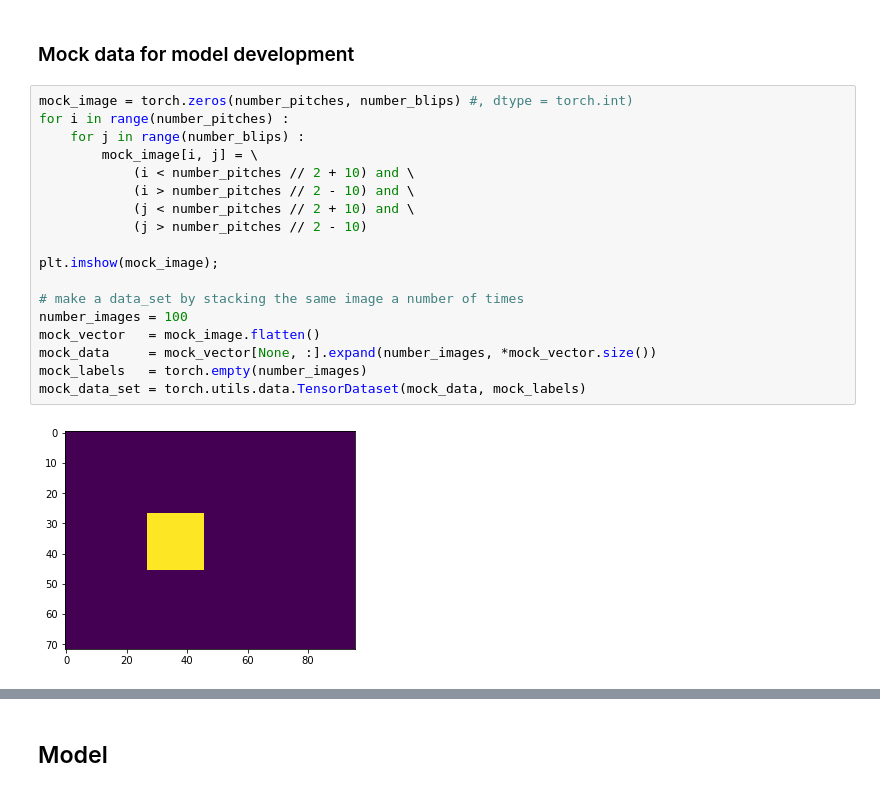
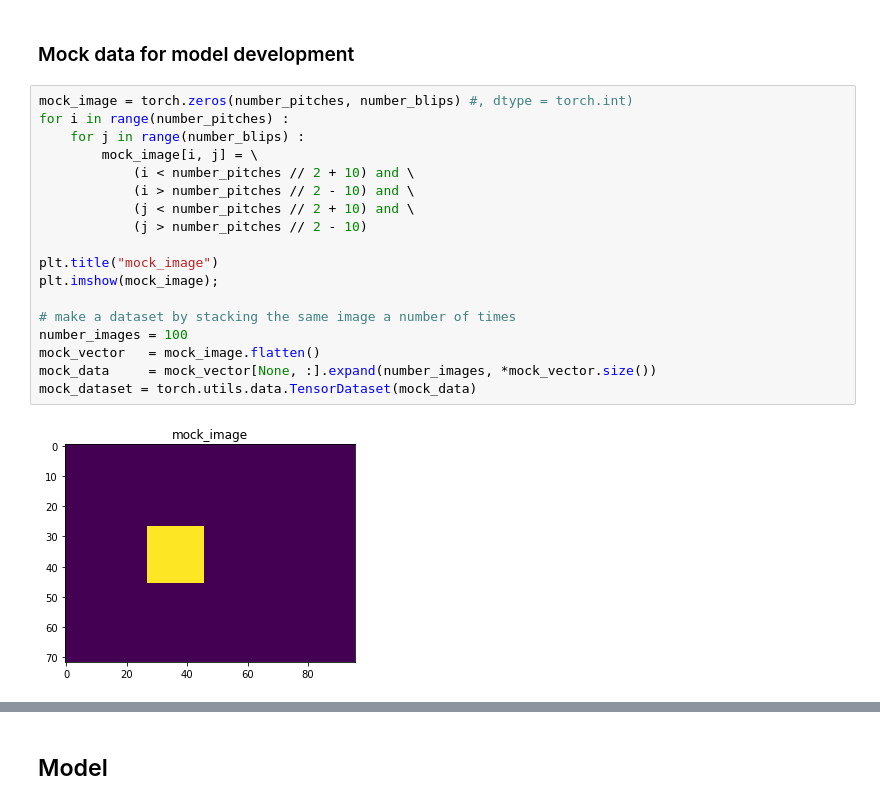
Before and after one commit to iakioh/MusiCAN, a Jupyter notebook: models/first_music_GAN.ipynb, the cells around one changed output, grey strips where cells are left out. Cells and saved outputs as stored; diff of their text form.

```diff
--- a/models/first_music_GAN.ipynb
+++ b/models/first_music_GAN.ipynb
@@ -33,20 +34,20 @@ pianoroll array: 72x96 = 6912
 # %%
 mock_image = torch.zeros(number_pitches, number_blips) #, dtype = torch.int)
 for i in range(number_pitches) :
     for j in range(number_blips) :
         mock_image[i, j] = \
             (i < number_pitches // 2 + 10) and \
             (i > number_pitches // 2 - 10) and \
             (j < number_pitches // 2 + 10) and \
             (j > number_pitches // 2 - 10)
 
+plt.title("mock_image")
 plt.imshow(mock_image);
 
-# make a data_set by stacking the same image a number of times
+# make a dataset by stacking the same image a number of times
 number_images = 100
 mock_vector   = mock_image.flatten()
 mock_data     = mock_vector[None, :].expand(number_images, *mock_vector.size())
-mock_labels   = torch.empty(number_images)
-mock_data_set = torch.utils.data.TensorDataset(mock_data, mock_labels)
+mock_dataset = torch.utils.data.TensorDataset(mock_data)
 # %% [output]
-[figure, old version]
+[figure, new version]
```
Also changed, not shown: parts of 19 cells of this notebook, 1 other file.
